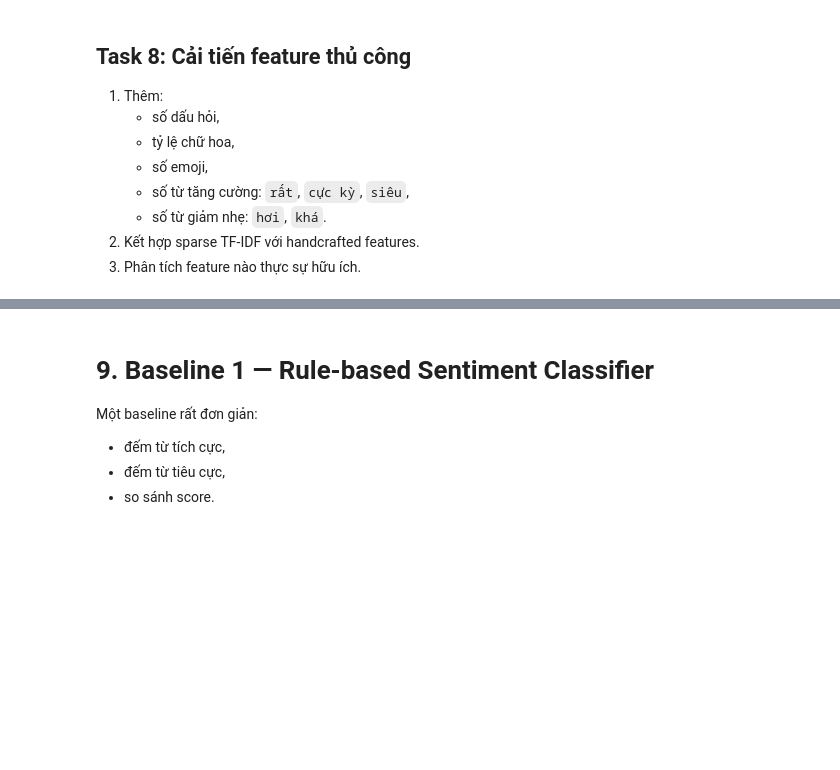
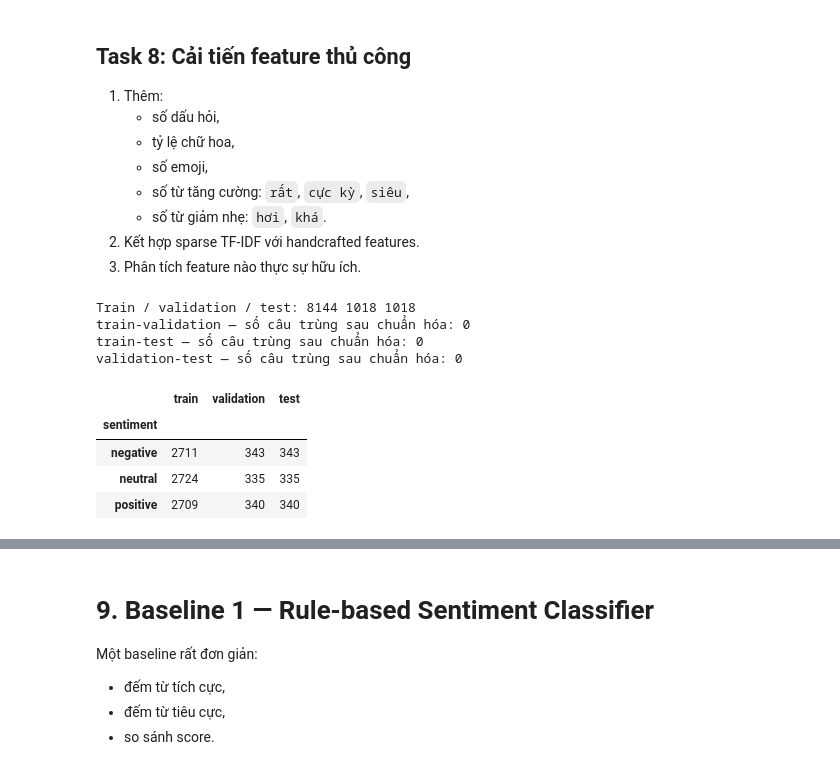
Before and after one commit to GiaHuy910/NLP-TeamHomeWork, a Jupyter notebook: [Chap3]Text_Classification_Sentiment.ipynb, the cells around one changed output, grey strips where cells are left out. Cells and saved outputs as stored; diff of their text form; code cells hidden in the pictures; blank space fills up the shorter version.

```diff
--- a/[Chap3]Text_Classification_Sentiment.ipynb
+++ b/[Chap3]Text_Classification_Sentiment.ipynb
@@ -1214,4 +1214,84 @@ display(pd.DataFrame([handcrafted_features(t) for t in df["text"].head(5)]))
    - số từ giảm nhẹ: `hơi`, `khá`.
 2. Kết hợp sparse TF-IDF với handcrafted features.
 3. Phân tích feature nào thực sự hữu ích.
+# %%
+from scipy.sparse import csr_matrix, hstack
+from sklearn.base import BaseEstimator, TransformerMixin
+from sklearn.preprocessing import MaxAbsScaler
+from sklearn.model_selection import StratifiedGroupKFold
+from sklearn.metrics import f1_score
+from IPython.display import display
+
+X_train = train_df["sentence"].reset_index(drop=True)
+y_train = train_df["sentiment"].reset_index(drop=True)
+X_validate = validate_df["sentence"].reset_index(drop=True)
+y_validate = validate_df["sentiment"].reset_index(drop=True)
+X_test = test_df["sentence"].reset_index(drop=True)
+y_test = test_df["sentiment"].reset_index(drop=True)
+for texts_part, labels_part in [(X_train,y_train),(X_validate,y_validate),(X_test,y_test)]:
+    assert not texts_part.isna().any(), "Dữ liệu có câu bị thiếu: kiểm tra CSV."
+    assert not labels_part.isna().any(), "Dữ liệu có nhãn bị thiếu: kiểm tra CSV."
+    assert set(labels_part) <= {"negative","neutral","positive"}, "Kiểm tra tên nhãn sentiment."
+
+# Gom các câu trùng sau chuẩn hóa trong train vào cùng CV fold.
+# Không tự đổi train/validation/test; near-duplicate ngữ nghĩa cần kiểm tra riêng.
+groups_train = X_train.map(normalize_text)
+cv_splitter = StratifiedGroupKFold(n_splits=3, shuffle=True, random_state=42)
+CV = list(cv_splitter.split(X_train, y_train, groups_train))
+for tr, va in CV:
+    assert not set(groups_train.iloc[tr]) & set(groups_train.iloc[va])
+    assert set(y_train.iloc[tr]) == set(y_train)
+print("Train / validation / test:", len(X_train),len(X_validate),len(X_test))
+for name, left, right in [("train-validation",X_train,X_validate),
+                           ("train-test",X_train,X_test),
+                           ("validation-test",X_validate,X_test)]:
+    overlap = set(left.map(normalize_text)) & set(right.map(normalize_text))
+    print(name, "— số câu trùng sau chuẩn hóa:", len(overlap))
+    if overlap:
+        print("Cần nhóm xử lý overlap tại Task 3 trước khi báo cáo kết quả cuối.")
+# Tuning sử dụng CV chỉ trong train; validation được giữ nguyên để nhóm dùng.
+display(pd.DataFrame({"train":y_train.value_counts(),
+                      "validation":y_validate.value_counts(),"test":y_test.value_counts()}).fillna(0))
+
+def evaluate(name, model):
+    start = time.perf_counter()
+    model.fit(X_train, y_train)
+    elapsed = time.perf_counter() - start
+    pred = model.predict(X_test)
+    return {"model": name, "accuracy": accuracy_score(y_test, pred),
+            "macro_f1": f1_score(y_test, pred, average="macro", zero_division=0),
+            "train_seconds": elapsed}
+
+def tune(pipe, params):
+    search = GridSearchCV(pipe, params, scoring="f1_macro", cv=CV,
+                          n_jobs=1, error_score="raise", return_train_score=True)
+    start = time.perf_counter()
+    search.fit(X_train, y_train)
+    search.search_seconds = time.perf_counter() - start
+    return search
+
+def cv_table(search):
+    result = pd.DataFrame(search.cv_results_)
+    return result[["params", "mean_test_score", "std_test_score", "mean_fit_time"]].sort_values(
+        "mean_test_score", ascending=False).reset_index(drop=True)
+
+def report_search(name, search):
+    print(name, "— cấu hình tốt nhất:", search.best_params_)
+    print("CV macro F1:", round(search.best_score_, 4),
+          "| thời gian tìm kiếm (s):", round(search.search_seconds, 4))
+    pred = search.predict(X_test)
+    print(classification_report(y_test, pred, zero_division=0))
+    return {"model": name, "accuracy": accuracy_score(y_test, pred),
+            "macro_f1": f1_score(y_test, pred, average="macro", zero_division=0),
+            "refit_seconds": search.refit_time_, "search_seconds": search.search_seconds}
+# %% [output]
+Train / validation / test: 8144 1018 1018
+train-validation — số câu trùng sau chuẩn hóa: 0
+train-test — số câu trùng sau chuẩn hóa: 0
+validation-test — số câu trùng sau chuẩn hóa: 0
+|  | train | validation | test |
+| sentiment |  |  |  |
+| negative | 2711 | 343 | 343 |
+| neutral | 2724 | 335 | 335 |
+| positive | 2709 | 340 | 340 |
 # %%
```
Also changed, not shown: parts of 14 cells of this notebook.
